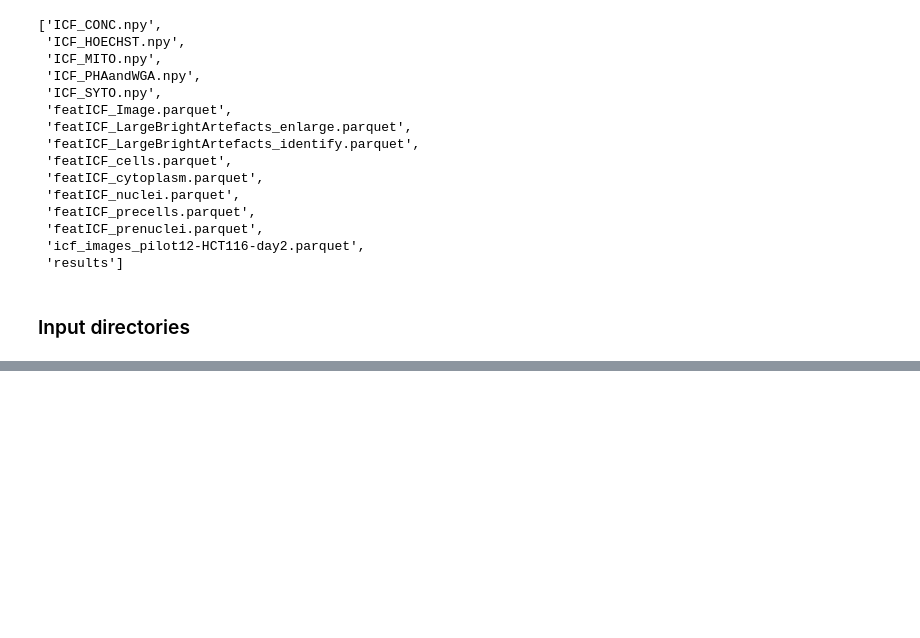
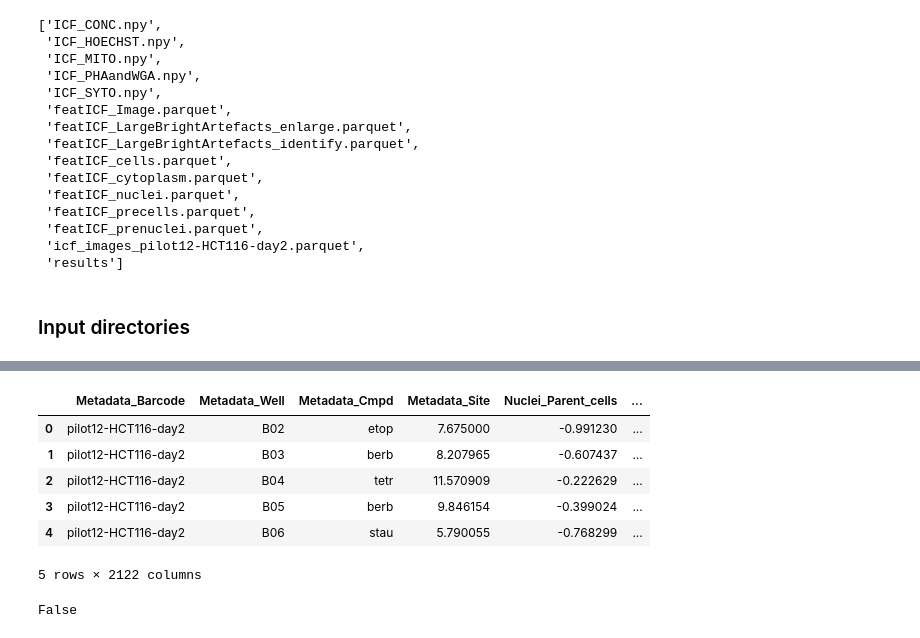
Before and after one commit to pharmbio/colopaint3D, a Jupyter notebook: notebooks/1_featureSorting.ipynb, the cells around one changed output, grey strips where cells are left out. Cells and saved outputs as stored; diff of their text form; code cells hidden in the pictures; blank space fills up the shorter version.

```diff
--- a/notebooks/1_featureSorting.ipynb
+++ b/notebooks/1_featureSorting.ipynb
@@ -229,0 +260,10 @@ Current date and time :
+# %%
+meandf.head()
+# %% [output]
+|  | Metadata_Barcode | Metadata_Well | Metadata_Cmpd | Metadata_Site | Nuclei_Parent_cells | ... |
+| 0 | pilot12-HCT116-day2 | B02 | etop | 7.675000 | -0.991230 | ... |
+| 1 | pilot12-HCT116-day2 | B03 | berb | 8.207965 | -0.607437 | ... |
+| 2 | pilot12-HCT116-day2 | B04 | tetr | 11.570909 | -0.222629 | ... |
+| 3 | pilot12-HCT116-day2 | B05 | berb | 9.846154 | -0.399024 | ... |
+| 4 | pilot12-HCT116-day2 | B06 | stau | 5.790055 | -0.768299 | ... |
+5 rows × 2122 columns
@@ -229,0 +276,4 @@ Current date and time :
+# %%
+np.isnan(dataNpy).any()
+# %% [output]
+False
```
Also changed, not shown: parts of 9 cells of this notebook, 14 other files.
